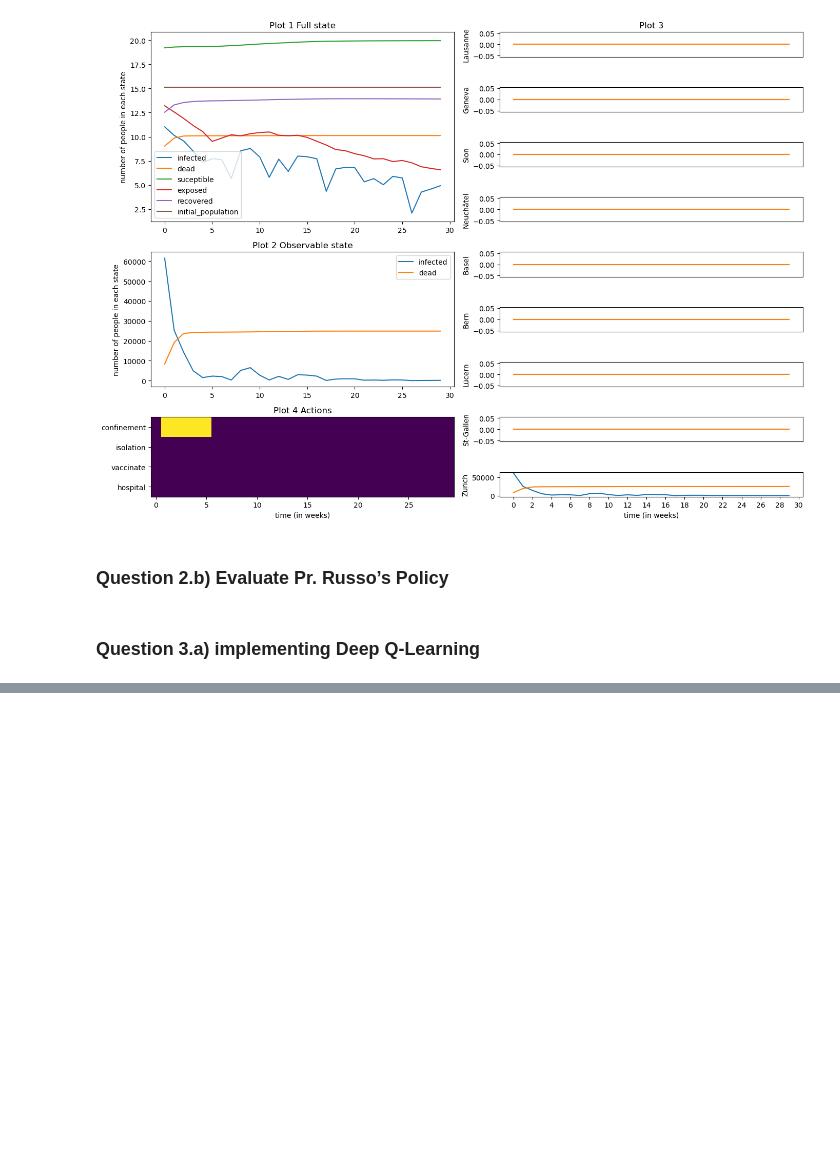
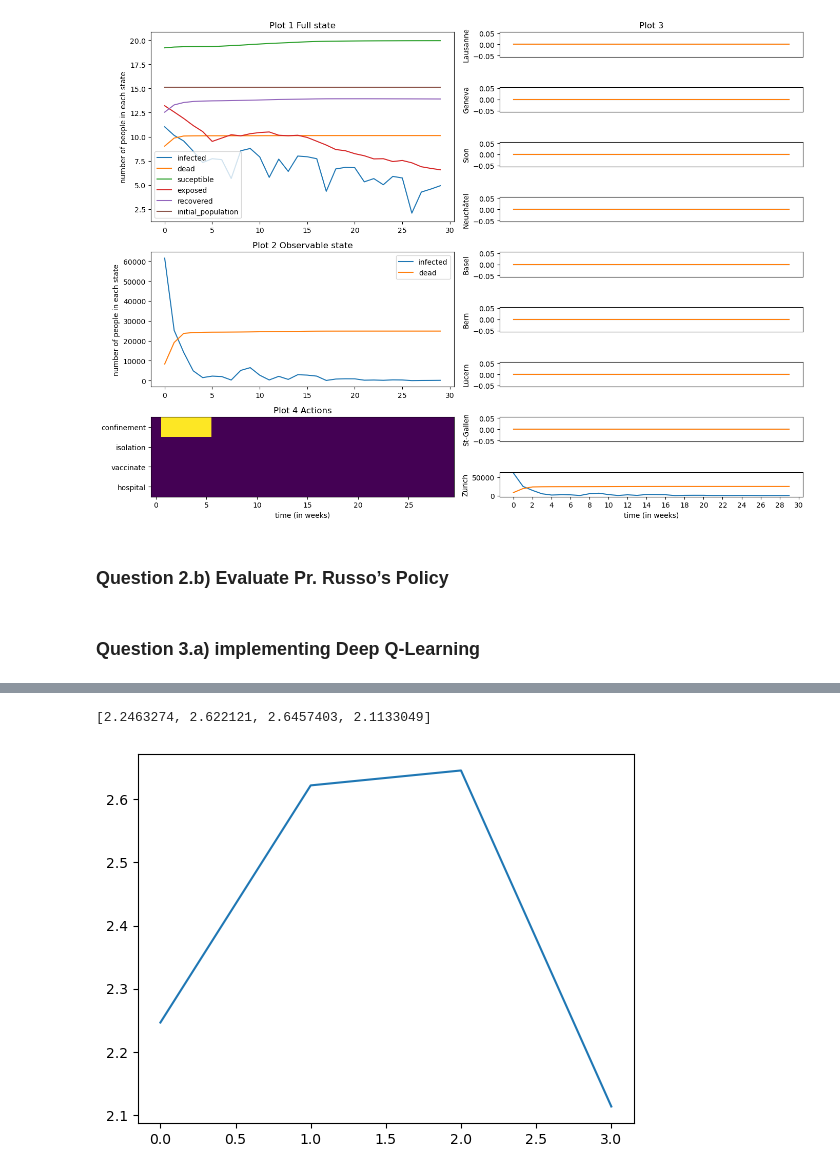
Before and after one commit to dariayakovchuk/Miniproject_DQN, a Jupyter notebook: Miniproject_DQN/notebook.ipynb, the cells around one changed output, grey strips where cells are left out. Drawn from its saved outputs; the diff is of its cells as text; code cells hidden in the pictures; blank space fills up the shorter version.

```diff
--- a/Miniproject_DQN/notebook.ipynb
+++ b/Miniproject_DQN/notebook.ipynb
@@ -291,38 +291,29 @@ GAMMA = 0.9
 buffer_size = 20000
 BATCH_SIZE = 2048
 # %%
-if torch.cuda.is_available():
-    num_episodes = 600
-else:
-    num_episodes = 50
-
 agent = DQNAgent(env, DQN)
 log = []
-for i_episode in range(num_episodes):
+for i_episode in range(1, 201):
+    print(i_episode)
     state, info = env.reset()
-    state = torch.tensor(state, dtype=torch.float32, device=device)
-    R_sum = []
+    state = state.flatten()
+    state = torch.tensor(state, dtype=torch.float32, device=device).unsqueeze(0)
     for t in count():
         action = agent.act(state)
         observation, reward, terminated, truncated = env.step(action.item())
-        R_sum.append(reward[0][0])
         reward = torch.tensor([reward], device=device)
         done = terminated or truncated
-
         if terminated:
+            next_state = None
             break
         else:
-            next_state = torch.tensor(observation, dtype=torch.float32, device=device)
-
+            next_state = torch.tensor(observation.flatten(), dtype=torch.float32, device=device).unsqueeze(0)
         # Store the transition in memory
         agent.memory.push(state, action, next_state, reward)
-
         # Move to the next state
         state = next_state
-
         # Perform one step of the optimization (on the policy network)
         agent.optimize_model()
-
         # Soft update of the target network's weights
         # θ′ ← τ θ + (1 −τ )θ′
         target_net_state_dict = agent.target_net.state_dict()
@@ -330,6 +321,22 @@ for i_episode in range(num_episodes):
         for key in policy_net_state_dict:
             target_net_state_dict[key] = policy_net_state_dict[key]*0.005 + target_net_state_dict[key]*(1-0.005)
         agent.target_net.load_state_dict(target_net_state_dict)
-    if i_episode%20 == 0:
-        print(np.mean(R_sum[-20:]))
+    if i_episode%50 == 0 or i_episode == 100:
+        R_total = []
+        for i in range(20):
+            state, info = env.reset()
+            state = torch.tensor(state.flatten(), dtype=torch.float32, device=device).unsqueeze(0)
+            for t in count():
+                action = agent.act(state)
+                observation, reward, terminated, truncated = env.step(action.item())
+                R_total.append(reward[0][0])
+                reward = torch.tensor([reward], device=device)
+                done = terminated or truncated
+                if terminated:
+                    next_state = None
+                    break
+                else:
+                    next_state = torch.tensor(observation.flatten(), dtype=torch.float32, device=device).unsqueeze(0)
+                state = next_state
+        log.append(np.mean(R_total))
 # %% [output]
@@ -338,0 +378,6 @@ for i_episode in range(num_episodes):
+# %%
+plt.plot(log)
+print(log)
+# %% [output]
+[2.2463274, 2.622121, 2.6457403, 2.1133049]
+[figure, added]
```
Also changed, not shown: parts of 3 cells of this notebook, 2 other files.
